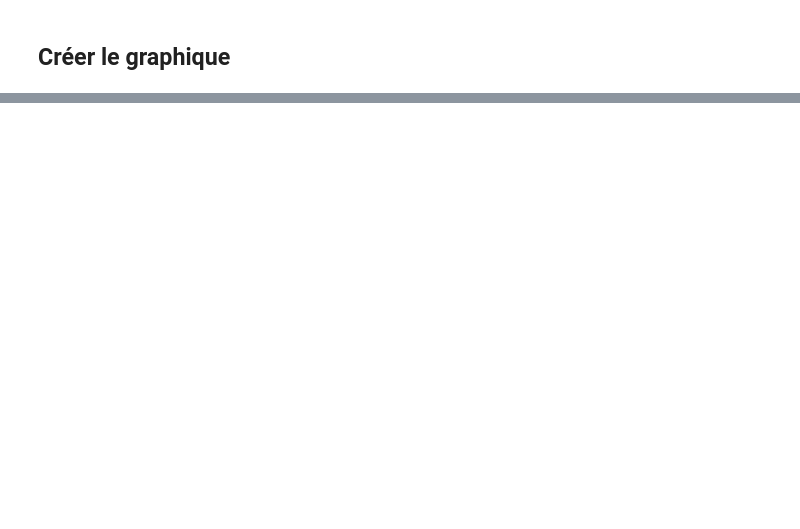
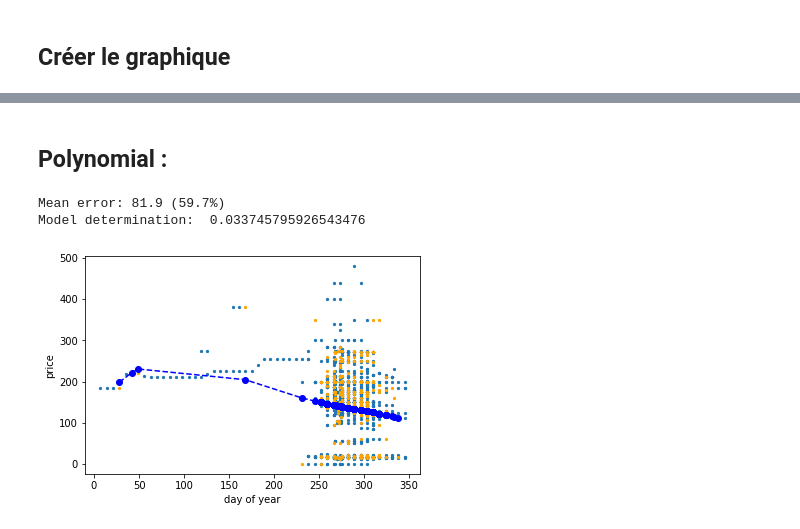
Before and after one commit to yacine-21/machine_learning, a Jupyter notebook: iteration_1.ipynb, the cells around one changed output, grey strips where cells are left out. Saved outputs shown, nothing was run; the diff lists cells and outputs as text; code cells hidden in the pictures; blank space fills up the shorter version.

Commit message:
fix problem on polynomial

```diff
--- a/iteration_1.ipynb
+++ b/iteration_1.ipynb
@@ -142,0 +148,35 @@ plt.show()
+# %% [markdown]
+## Polynomial :
+# %%
+#Seperating input and output
+X = pumpkins['date_daily'].to_numpy().reshape(-1,1)
+y = pumpkins['average_price']
+
+# make train-test split
+X_train, X_test, y_train, y_test = train_test_split(X, y, test_size=0.2)
+
+# Train model
+pipeline = make_pipeline(PolynomialFeatures(4), LinearRegression())
+pipeline.fit(X_train,y_train)
+
+# predict results for test data
+pred = pipeline.predict(X_test)
+
+# calculate MSE and determination
+mse = np.sqrt(mean_squared_error(y_test,pred))
+print(f'Mean error: {mse:3.3} ({mse/np.mean(pred)*100:3.3}%)')
+
+score = pipeline.score(X_train,y_train)
+print('Model determination: ', score)
+
+plt.scatter(X_train,y_train, s = 5) #Training data
+plt.scatter(X_test,y_test, color = "orange", s = 5) #Test data
+reg_x, reg_y = zip(*sorted(zip(X_test[:,0], pred))) #Sorting data to get a nice plot
+plt.plot(reg_x, reg_y, '--bo') #Regression line
+plt.xlabel("day of year")
+plt.ylabel("price")
+plt.show()
+# %% [output]
+Mean error: 81.9 (59.7%)
+Model determination:  0.033745795926543476
+[figure, added]
```
Also changed, not shown: parts of 6 cells of this notebook, 1 other file.
